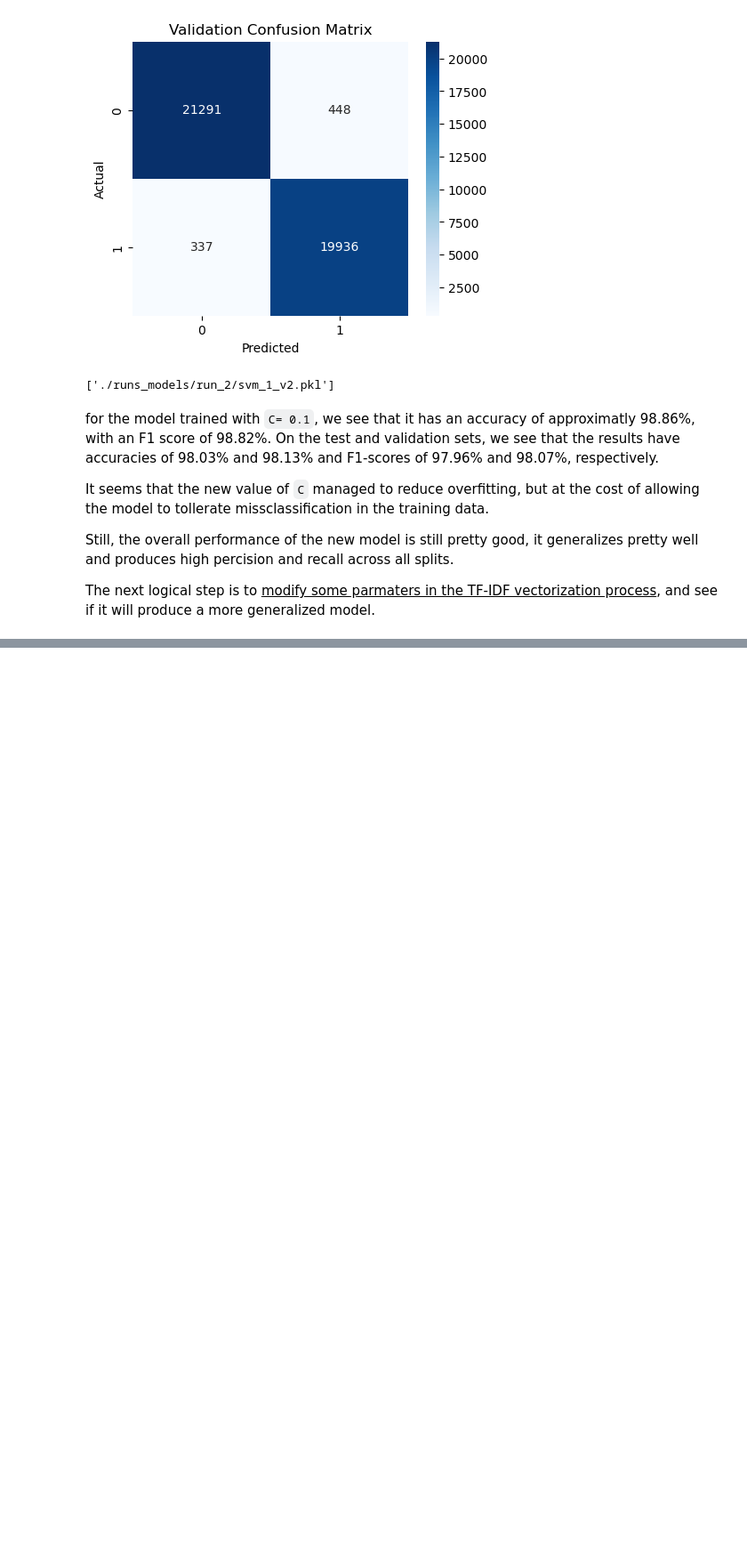
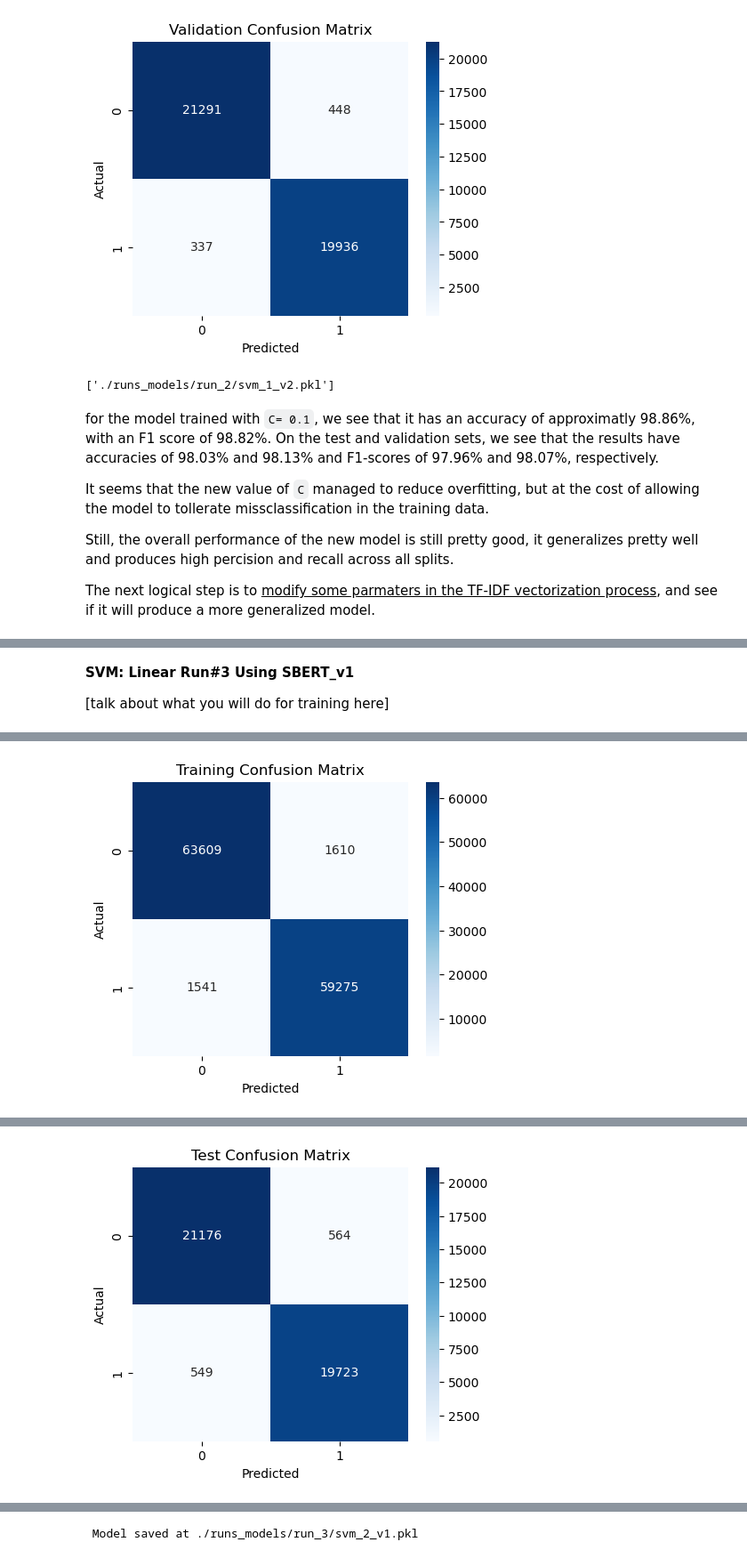
Before and after one commit to alizair/anti-phish-model, a Jupyter notebook: Models/SVM/svm_comp_study.ipynb, the cells around one changed output, grey strips where cells are left out. Shown at 89% size. Drawn from its saved outputs; the diff is of its cells as text; code cells hidden in the pictures; blank space fills up the shorter version.

Commit message:
Multiple runs with SBERT
Did a few runs with sbert, i also uploaded the vectorized version of the datasets on the google drive

```diff
--- a/Models/SVM/svm_comp_study.ipynb
+++ b/Models/SVM/svm_comp_study.ipynb
@@ -561,0 +733,70 @@ Python 3.12.5
+# %% [markdown]
+**SVM: Linear Run#3 Using SBERT_v1**
+
+[talk about what you will do for training here]
+# %%
+from sklearn.svm import LinearSVC
+from sklearn.metrics import accuracy_score, precision_score, recall_score, f1_score, confusion_matrix, classification_report
+import matplotlib.pyplot as plt
+import seaborn as sns
+import numpy as np
+import joblib
+
+#trying to see if loading works
+X_train = np.load('./vectorizations/sbert_v1/X_train_sbert.npy')
+X_test  = np.load('./vectorizations/sbert_v1/X_test_sbert.npy')
+X_val   = np.load('./vectorizations/sbert_v1/X_val_sbert.npy')
+
+y_train = np.load('./vectorizations/sbert_v1/y_train_sbert.npy')
+y_test  = np.load('./vectorizations/sbert_v1/y_test_sbert.npy')
+y_val   = np.load('./vectorizations/sbert_v1/y_val_sbert.npy')
+
+print("Shapes:")
+print("Train:", X_train.shape)
+print("Test:", X_test.shape)
+print("Val:", X_val.shape)
+
+
+svm_2 = LinearSVC(
+    C=1.0,
+    max_iter=5000,
+    random_state=42
+)
+
+
+print("Training LinearSVC on SBERT embeddings...")
+svm_2.fit(X_train, y_train)
+print("Training complete!")
+
+# === Predictions ===
+y_train_pred = svm_2.predict(X_train)
+y_test_pred  = svm_2.predict(X_test)
+y_val_pred   = svm_2.predict(X_val)
+
+# === Metrics function ===
+def print_metrics(y_true, y_pred, dataset_name="Dataset"):
+    print(f"\n--- {dataset_name} Metrics ---")
+    print("Accuracy :", accuracy_score(y_true, y_pred))
+    print("Precision:", precision_score(y_true, y_pred))
+    print("Recall   :", recall_score(y_true, y_pred))
+    print("F1-score :", f1_score(y_true, y_pred))
+    print("\nClassification Report:\n", classification_report(y_true, y_pred, digits=4))
+
+    # Confusion matrix
+    cm = confusion_matrix(y_true, y_pred)
+    plt.figure(figsize=(5,4))
+    sns.heatmap(cm, annot=True, fmt="d", cmap="Blues", xticklabels=[0,1], yticklabels=[0,1])
+    plt.xlabel("Predicted")
+    plt.ylabel("Actual")
+    plt.title(f"{dataset_name} Confusion Matrix")
+    plt.show()
+
+# === Evaluate ===
+print_metrics(y_train, y_train_pred, "Training")
+print_metrics(y_test, y_test_pred, "Test")
+print_metrics(y_val, y_val_pred, "Validation")
+
+
+joblib.dump(svm_sbert, "./runs_models/run_3/svm_2_v1.pkl")
+print(" Model saved at ./runs_models/run_3/svm_2_v1.pkl")
+# %% [output]
@@ -561,0 +820 @@ Python 3.12.5
+[figure, added]
@@ -561,0 +836 @@ Python 3.12.5
+[figure, added]
@@ -561,0 +853 @@ Python 3.12.5
+ Model saved at ./runs_models/run_3/svm_2_v1.pkl
```
Also changed, not shown: parts of 28 cells of this notebook, 6 other files.
